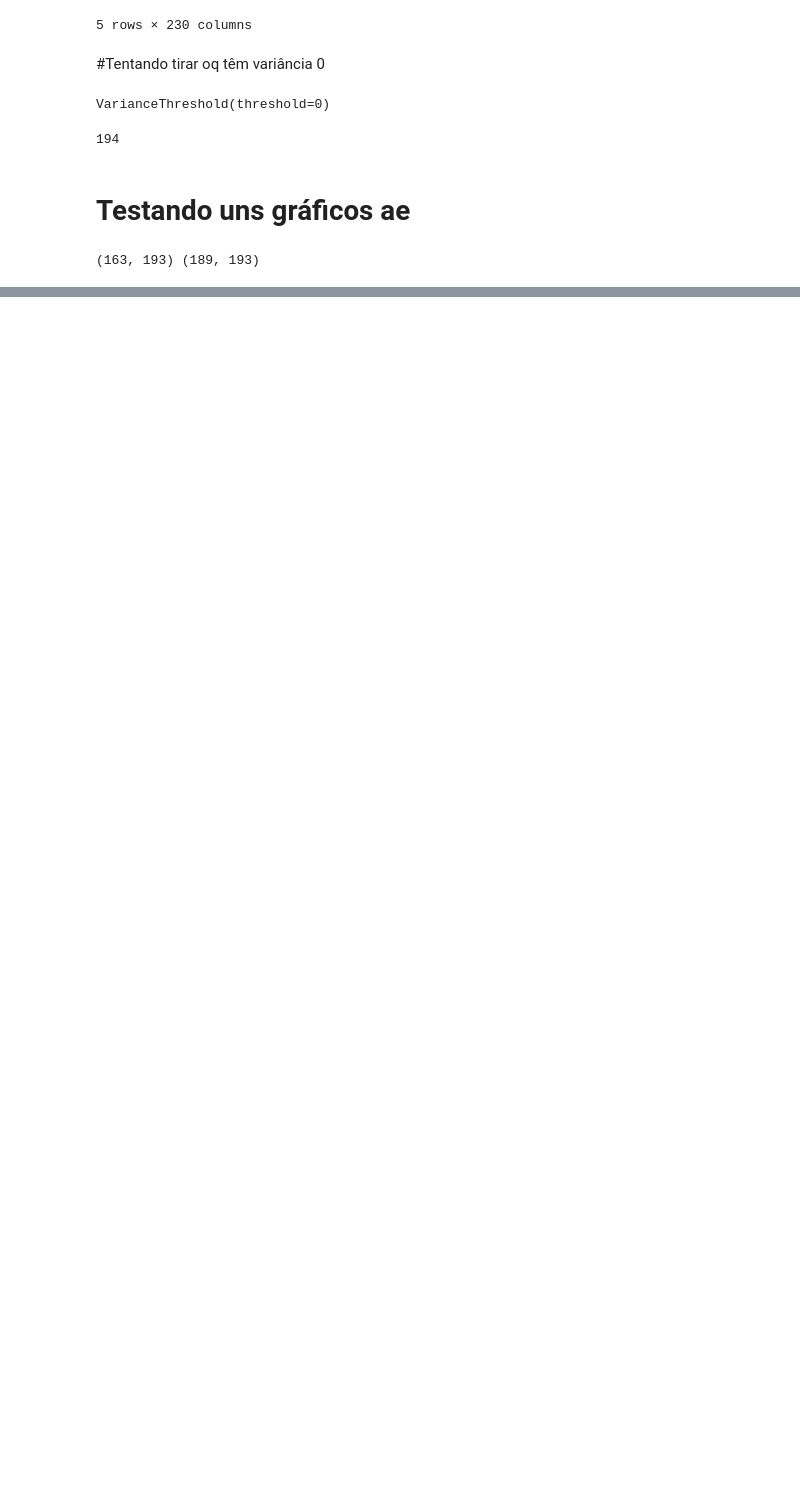
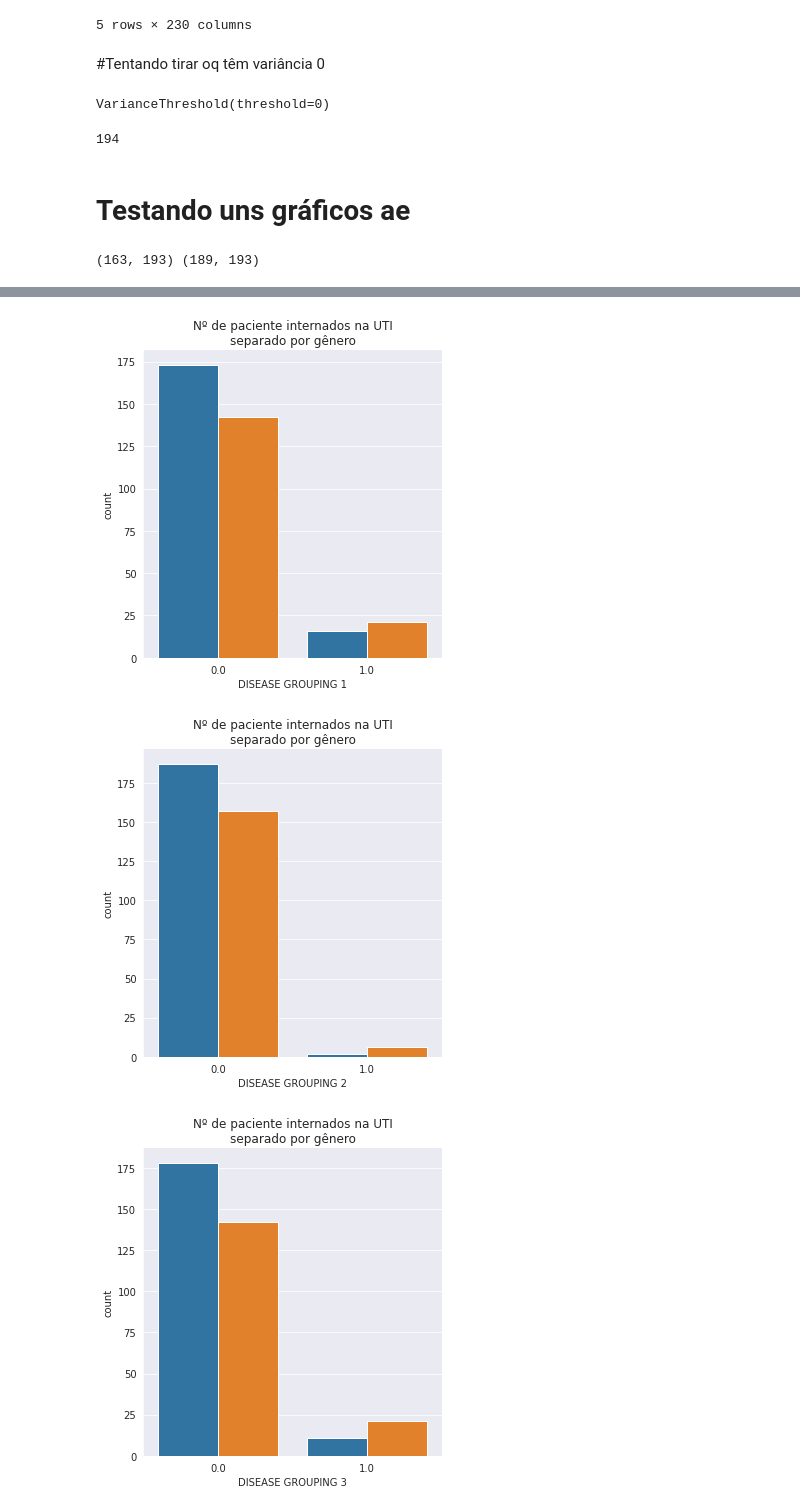
Before and after one commit to arturcgs/bootcamp-data-science-aplicada3, a Jupyter notebook: Projetos/Projeto_Final_Testes.ipynb, the cells around one changed output, grey strips where cells are left out. Drawn from its saved outputs; the diff is of its cells as text; code cells hidden in the pictures; blank space fills up the shorter version.

```diff
--- a/Projetos/Projeto_Final_Testes.ipynb
+++ b/Projetos/Projeto_Final_Testes.ipynb
@@ -164,0 +217,45 @@ plt.show()
+# %%
+#Sla mano
+
+
+
+ax = sns.catplot(x = 'DISEASE GROUPING 1', data = dados_limpos, kind = 'count', hue='ICU',
+                 legend = False).set(title = 'Nº de paciente internados na UTI\nseparado por gênero')
+
+
+ax = sns.catplot(x = 'DISEASE GROUPING 2', data = dados_limpos, kind = 'count', hue='ICU',
+                  legend = False).set(title = 'Nº de paciente internados na UTI\nseparado por gênero')
+
+
+
+ax = sns.catplot(x = 'DISEASE GROUPING 3', data = dados_limpos, kind = 'count', hue='ICU',
+                 legend = False).set(title = 'Nº de paciente internados na UTI\nseparado por gênero')
+
+
+ax = sns.catplot(x = 'DISEASE GROUPING 4', data = dados_limpos, kind = 'count', hue='ICU',
+                 legend = False).set(title = 'Nº de paciente internados na UTI\nseparado por gênero')
+
+
+ax = sns.catplot(x = 'DISEASE GROUPING 5', data = dados_limpos, kind = 'count', hue='ICU',
+                 legend = False).set(title = 'Nº de paciente internados na UTI\nseparado por gênero')
+
+
+ax = sns.catplot(x = 'DISEASE GROUPING 6', data = dados_limpos, kind = 'count', hue='ICU',
+                 legend = False).set(title = 'Nº de paciente internados na UTI\nseparado por gênero')
+
+'''
+
+#Labels Eixos
+ax.set(xlabel = '', ylabel='Nº de pacientes')
+
+#Nome barras
+ax.set(xticklabels=['Abaixo de 65 anos', 'Acima de 65 anos'])
+
+#Arrumando legenda
+plt.legend(title='', loc = 1, labels = ['Não foi à UTI', 'Foi à UTI'])
+'''
+plt.show()
+# %% [output]
+[figure, added]
+[figure, added]
+[figure, added]
```
Also changed, not shown: parts of 37 cells of this notebook.
